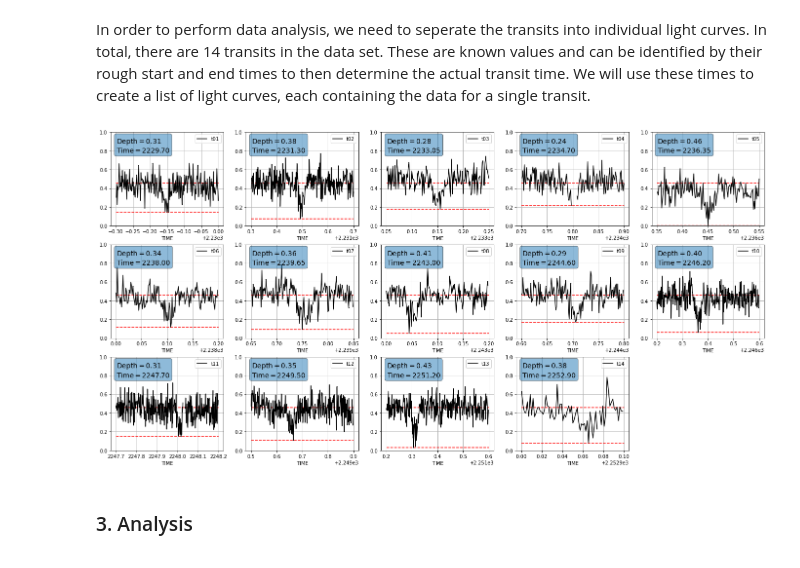
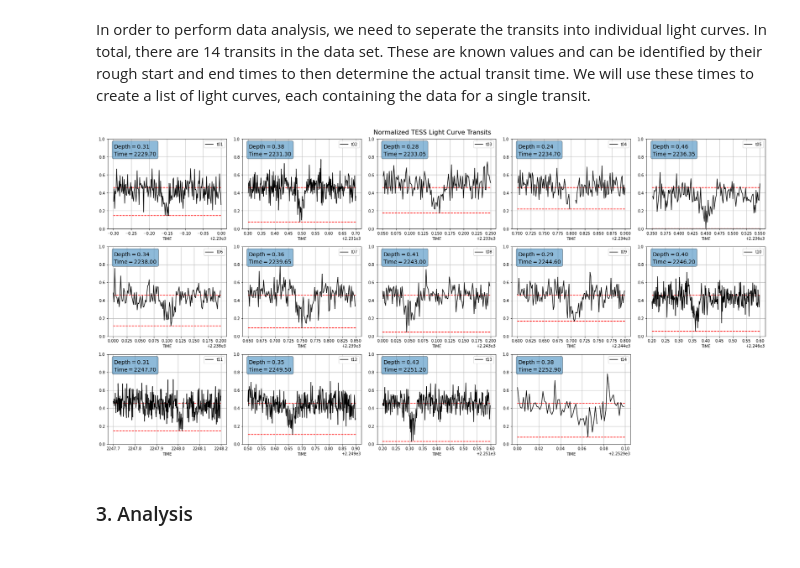
Before and after one commit to tylerbarna/AST5731-projects, a Jupyter notebook: Project1.ipynb, the cells around one changed output. Drawn from its saved outputs; the diff is of its cells as text; code cells hidden in the pictures.

Commit message:
output transit plot

```diff
--- a/Project1.ipynb
+++ b/Project1.ipynb
@@ -257,10 +257,11 @@ transit_times = {
 
 def transits(df, times, plot=True, save=False):
     '''
-
+    Creates a dataframe of the time and depth of each transit and also plots them
     '''
 
     fig, axs = plt.subplots(3,5, figsize=(24, 12))
+    fig.set_facecolor('white')
     idx=0 ##counter for subplot index
     depths = {} ## dictionary to store transit depths
     times = {} ## dictionary to store the width of each transit
@@ -272,35 +273,38 @@ def transits(df, times, plot=True, save=False):
         times[key] = interp(min_flux, transit['NORM_FLUX'], transit['TIME'])
 
 
         if plot:
             ax = axs.flatten()[idx]
 
             transit.plot(x='TIME', y='NORM_FLUX', yerr='NORM_FLUX_ERR', ax=ax, color='black', label=key)
             ax.hlines(norm_flux_mean, value[0], value[1], color='r', linestyle='--', label='Mean Flux')
             ax.hlines(min_flux, value[0], value[1], color='r', linestyle='--', label='Transit Depth')
             ax.set_ylim(0, 1)
             ax.grid()
 
             textstr = '\n'.join((
                 r'$\mathrm{Depth}=%.2f$' % (depths[key], ),
                 r'$\mathrm{Time}=%.2f$' % (times[key], )))
             props = dict(boxstyle='round', alpha=0.5)
             ax.text(0.05, 0.95, textstr, transform=ax.transAxes, fontsize=14,
             verticalalignment='top', bbox=props)
 
         idx+=1
     ## hide the empty subplot
     axs.flatten()[14].set_visible(False)
-
+    fig.suptitle('Normalized TESS Light Curve Transits', fontsize=16)
+    plt.tight_layout()
+    fig.save('transits.png') if save else None
+    plt.show();
     ## combine dictionaries into one before converting into a dataframe
     tDict = {'Transit': list(times.keys()), 'Time': list(times.values()),'Depth': list(depths.values())}
     tdf = pd.DataFrame.from_dict(tDict)
 
     return tdf
 
 tdf = transits(df=df, times=transit_times, plot=True, save=False)
 # %% [output]
-[figure, old version]
+[figure, new version]
 # %% [markdown]
 ### 3. Analysis
 <a id='analysis'></a>
```
Also changed, not shown: 1 other file.
